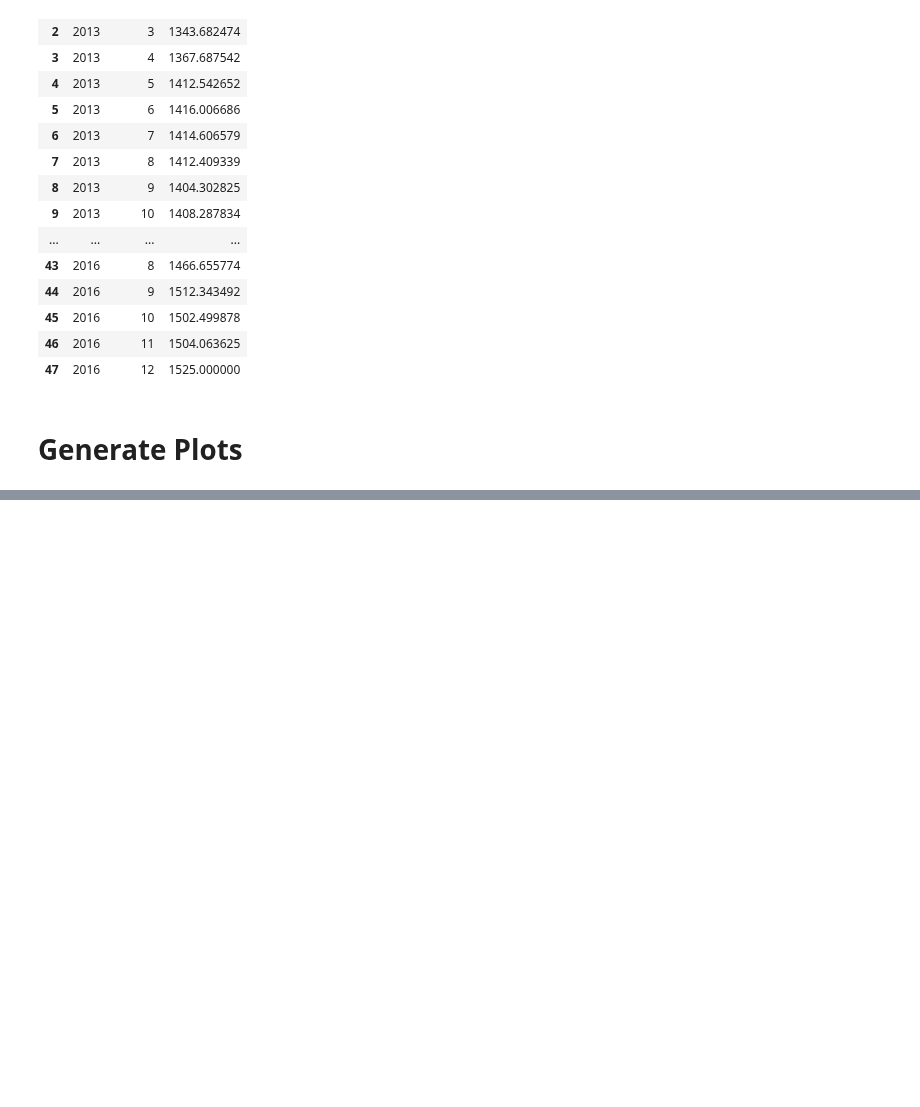
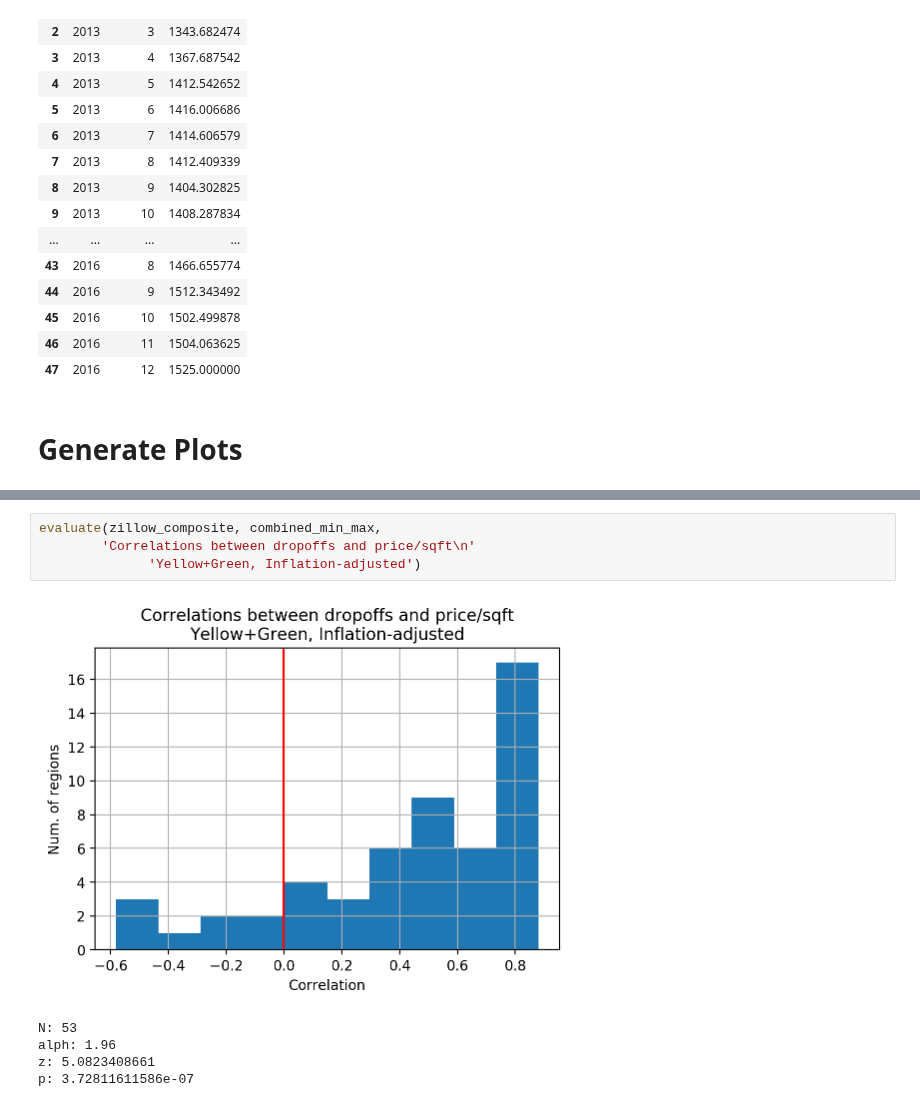
Before and after one commit to ds1004-sp17/ds1004, a Jupyter notebook: deliverable2/rent_hypothesis.ipynb, the cells around one changed output, grey strips where cells are left out. Drawn from its saved outputs; the diff is of its cells as text; blank space fills up the shorter version.

```diff
--- a/deliverable2/rent_hypothesis.ipynb
+++ b/deliverable2/rent_hypothesis.ipynb
@@ -350,0 +452,10 @@ plt.show()
+# %%
+evaluate(zillow_composite, combined_min_max,
+        'Correlations between dropoffs and price/sqft\n'
+              'Yellow+Green, Inflation-adjusted')
+# %% [output]
+[figure, added]
+N: 53
+alph: 1.96
+z: 5.0823408661
+p: 3.72811611586e-07
```
Also changed, not shown: parts of 15 cells of this notebook.
